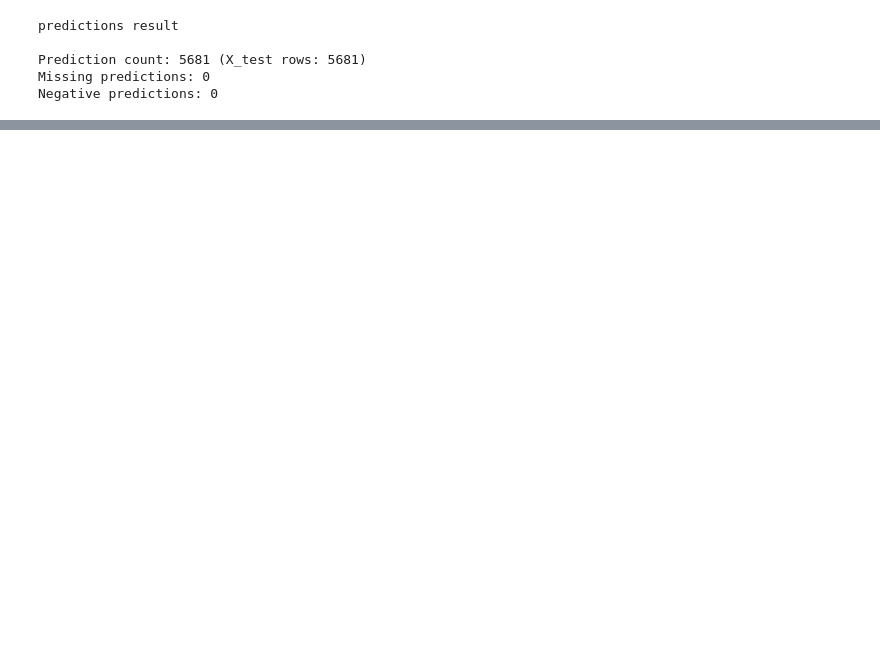
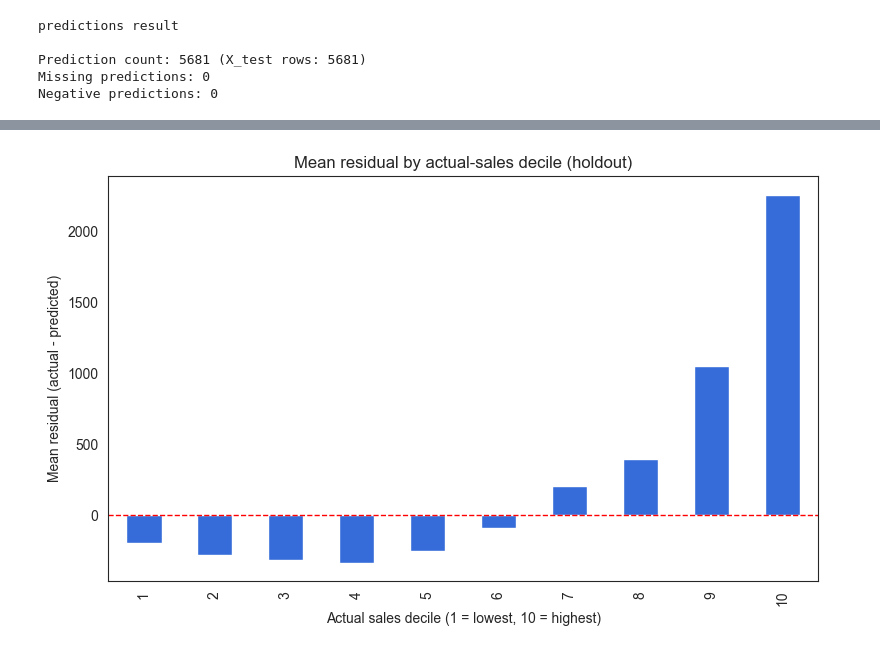
Before and after one commit to rajukan/ml-capstones, a Jupyter notebook: bigmart/Big-mart-sales-prediction.ipynb, the cells around one changed output, grey strips where cells are left out. Cells and saved outputs as stored; diff of their text form; code cells hidden in the pictures; blank space fills up the shorter version.

```diff
--- a/bigmart/Big-mart-sales-prediction.ipynb
+++ b/bigmart/Big-mart-sales-prediction.ipynb
@@ -856,3 +1177,19 @@ N_FOLDS = 5
+# %%
+def plot_residual_by_sales_decile(diagnostics):
+    """Mean residual per actual-sales decile -- isolates whether error is
+    concentrated at the high end (the Jensen's-inequality low-bias signature)."""
+    d = diagnostics.copy()
+    d['actual_decile'] = pd.qcut(d['actual'], 10, labels=False) + 1
+    decile_mean = d.groupby('actual_decile')['residual'].mean()
+
+    plt.figure(figsize=(8, 5))
+    decile_mean.plot(kind='bar')
+    plt.axhline(0, color='r', linestyle='--', linewidth=1)
+    plt.xlabel('Actual sales decile (1 = lowest, 10 = highest)')
+    plt.ylabel('Mean residual (actual - predicted)')
+    plt.title('Mean residual by actual-sales decile (holdout)')
+    plt.tight_layout()
+    plt.show()
 # %%
 def evaluate_regressor_kfold(model, X_train, y_train, model_name, folds=N_FOLDS):
     """Mean +/- std RMSE/MAE/R2 across k folds, plus out-of-fold RMSE, for one model."""
@@ -1151,0 +1508,4 @@ Lasso is reliably and systematically broken at this alpha, not randomly. Predict
+# %%
+plot_residual_by_sales_decile(diagnostics)
+# %% [output]
+[figure, added]
```
Also changed, not shown: parts of 45 cells of this notebook, 4 other files.
